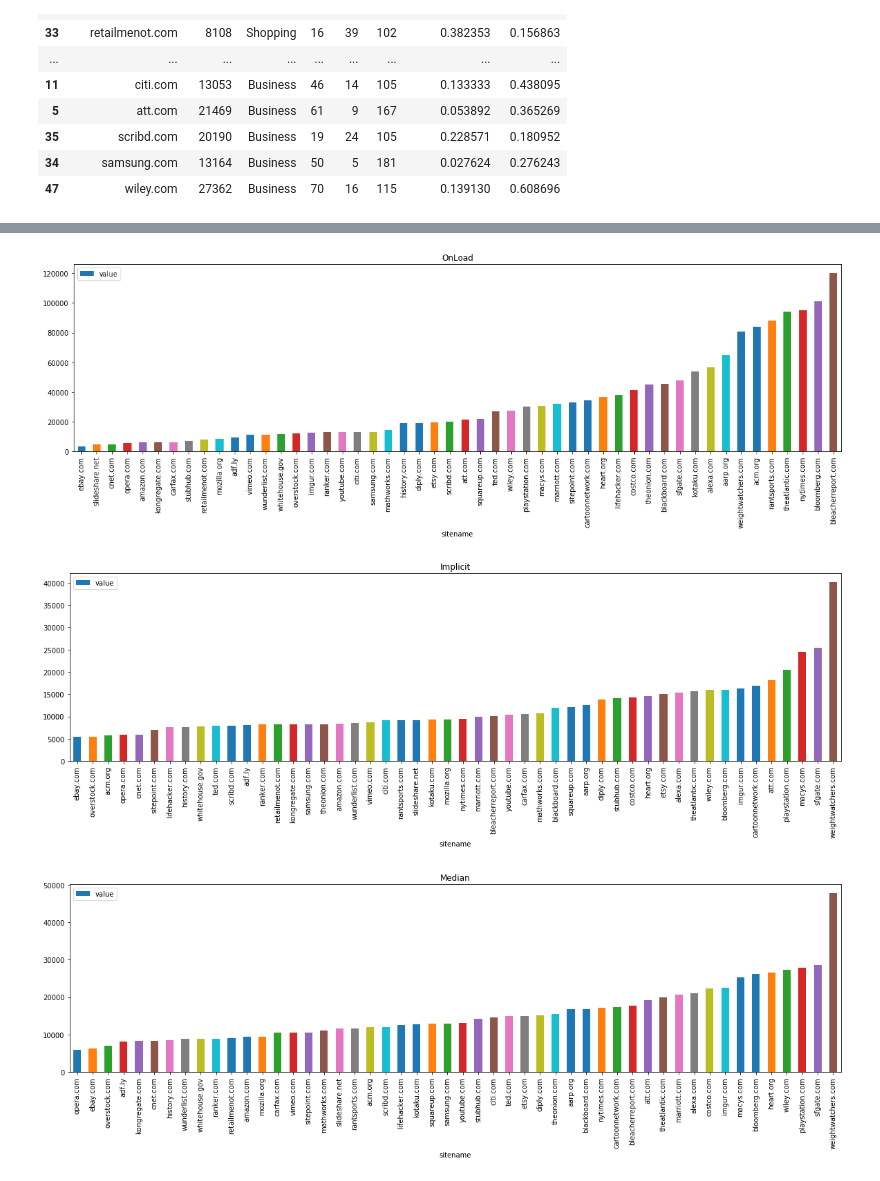
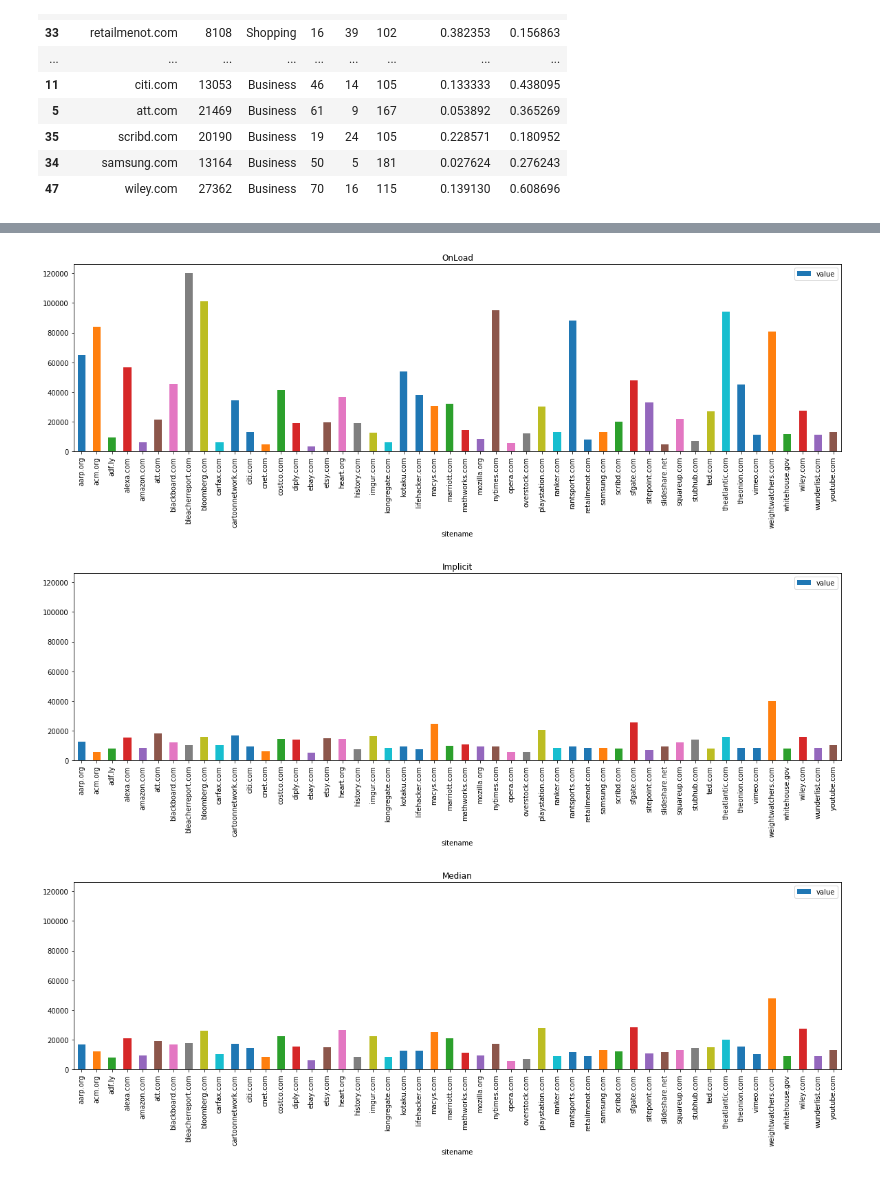
Before and after one commit to agarwal1510/webgaze-523, a Jupyter notebook: Alexa_Category_based_analysis.ipynb, the cells around one changed output, grey strips where cells are left out. Cells and saved outputs as stored; diff of their text form; code cells hidden in the pictures.

```diff
--- a/Alexa_Category_based_analysis.ipynb
+++ b/Alexa_Category_based_analysis.ipynb
@@ -304,20 +302,27 @@ plt.show()
 # %%
-df_scroll_mobile = df_scroll_mobile.sort_values('value')
-df_scroll_implicit = df_scroll_implicit.sort_values('value')
-df_scroll_median = df_scroll_median.sort_values('value')
+df_scroll_mobile = df_scroll_mobile.sort_values('sitename')
+df_scroll_implicit = df_scroll_implicit.sort_values('sitename')
+df_scroll_median = df_scroll_median.sort_values('sitename')
 
 df_scroll_mobile.plot(kind='bar', x ='sitename', y ='value',title= 'OnLoad')
 plt.rcParams["figure.figsize"] = (20,5)
+axes = plt.gca()
+ymin, ymax = axes.get_ylim()
+#axes.set_ylim([0,axes.get_ylim()])
 plt.show()
 
 df_scroll_implicit.plot(kind='bar', x ='sitename', y ='value',title= 'Implicit')
 plt.rcParams["figure.figsize"] = (20,5)
+axis = plt.gca()
+axis.set_ylim([0, ymax])
 plt.show()
 
 df_scroll_median.plot(kind='bar', x ='sitename', y ='value',title= 'Median')
 plt.rcParams["figure.figsize"] = (20,5)
+axiss = plt.gca()
+axiss.set_ylim([0, ymax])
 plt.show()
 # %% [output]
-[figure, old version]
+[figure, new version]
-[figure, old version]
+[figure, new version]
-[figure, old version]
+[figure, new version]
```
Also changed, not shown: parts of 2 cells of this notebook.
